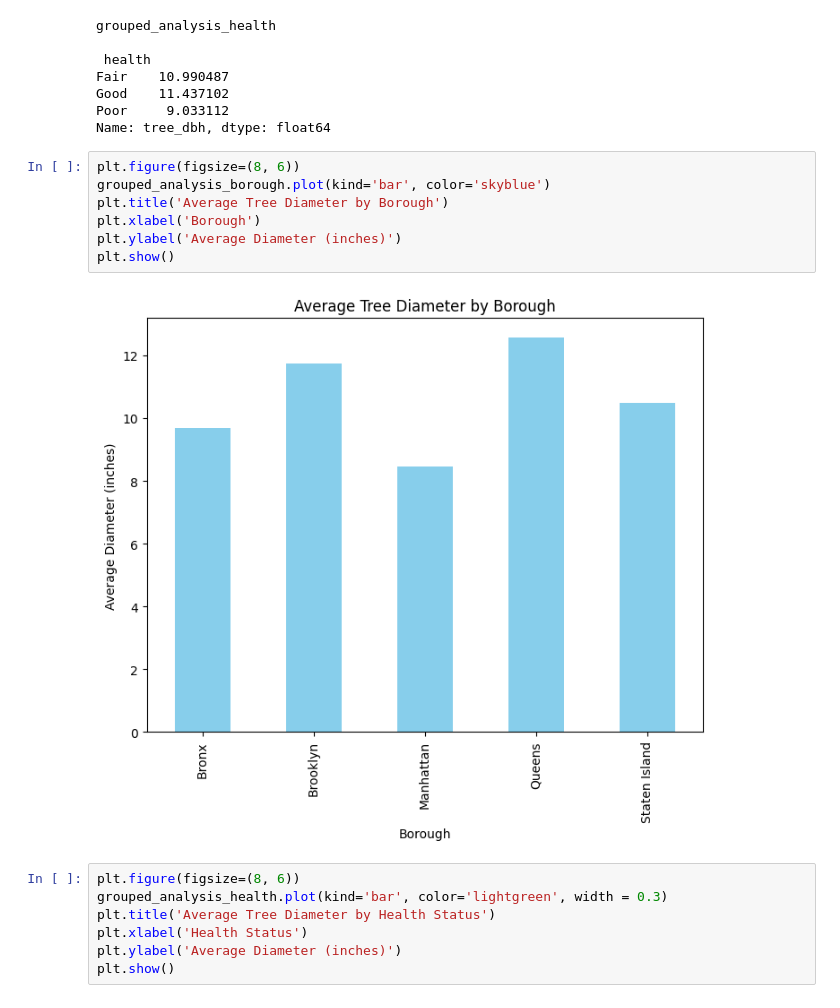
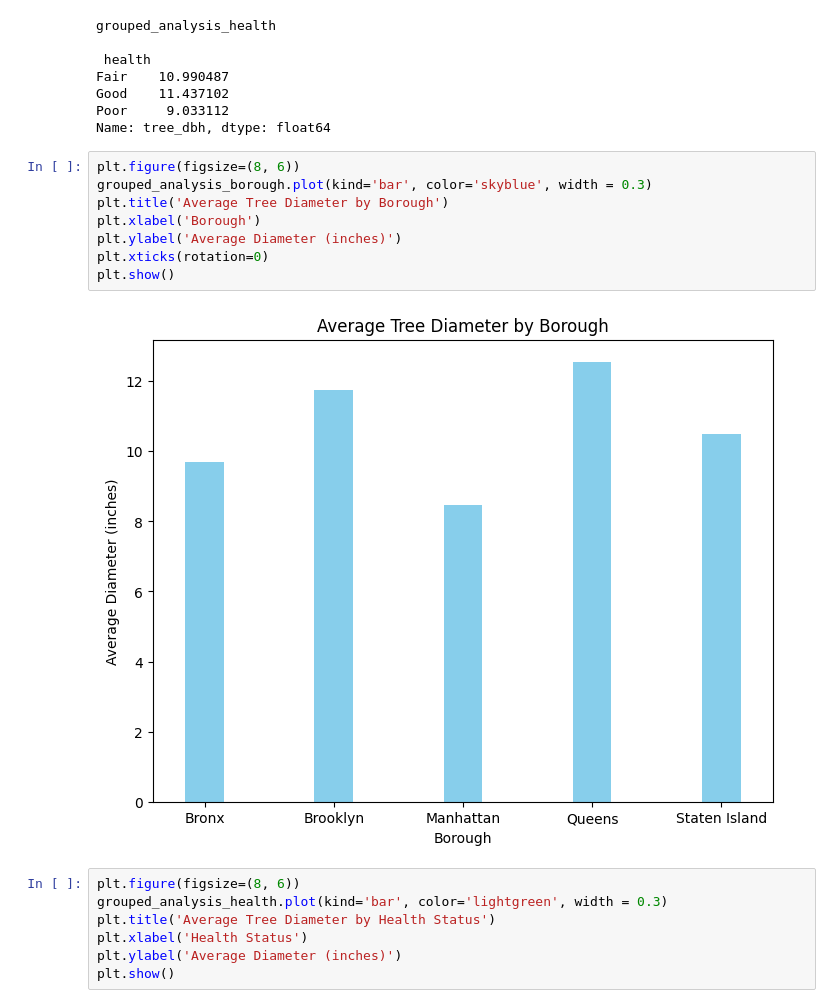
Before and after one commit to asha8r/2015-Street-Tree-Census, a Jupyter notebook: 2015_Street_Tree_Census.ipynb, the cells around one changed output. Saved outputs shown, nothing was run; the diff lists cells and outputs as text.

```diff
--- a/2015_Street_Tree_Census.ipynb
+++ b/2015_Street_Tree_Census.ipynb
@@ -467,13 +453,14 @@ Poor     9.033112
 Name: tree_dbh, dtype: float64
 # %%
 plt.figure(figsize=(8, 6))
-grouped_analysis_borough.plot(kind='bar', color='skyblue')
+grouped_analysis_borough.plot(kind='bar', color='skyblue', width = 0.3)
 plt.title('Average Tree Diameter by Borough')
 plt.xlabel('Borough')
 plt.ylabel('Average Diameter (inches)')
+plt.xticks(rotation=0)
 plt.show()
 # %% [output]
-[figure, old version]
+[figure, new version]
 # %%
 plt.figure(figsize=(8, 6))
 grouped_analysis_health.plot(kind='bar', color='lightgreen', width = 0.3)
```
Also changed, not shown: parts of 13 cells of this notebook.
